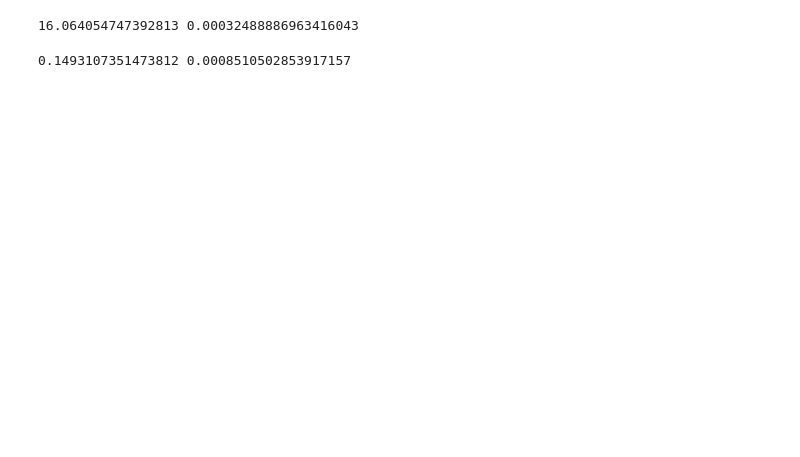
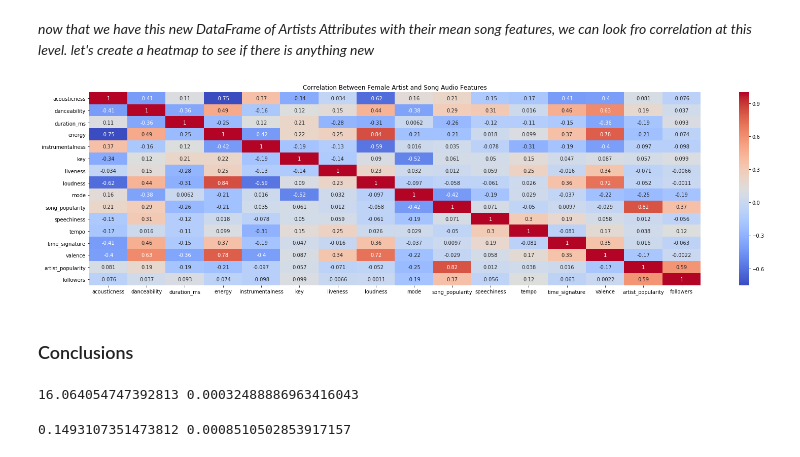
Before and after one commit to elenasm7/Flatiron_module_one_project, a Jupyter notebook: female_artists.ipynb, the cells around one changed output. Drawn from its saved outputs; the diff is of its cells as text; code cells hidden in the pictures; blank space fills up the shorter version.

```diff
--- a/female_artists.ipynb
+++ b/female_artists.ipynb
@@ -364,0 +244,13 @@ plt.xticks(rotation=90)
+# %% [markdown]
+_now that we have this new DataFrame of Artists Attributes with their mean song features, we can look fro correlation at this level. let's create a heatmap to see if there is anything new_
+# %%
+#create a heatmap of the data frame we just created with the .corr() method called on it
+
+female_avg_song_artist_features_heatmap = plt.figure(figsize = (27,7))
+sns.heatmap(female_song_artist_attri.corr(), cmap="coolwarm", annot=True).set_title('Correlation Between Female Artist and Song Audio Features')
+female_avg_song_artist_features_heatmap.savefig('female_avg_song_artist_features_heatmap.png')
+plt.show()
+# %% [output]
+[figure, added]
+# %% [markdown]
+### Conclusions
```
Also changed, not shown: parts of 82 cells of this notebook.
